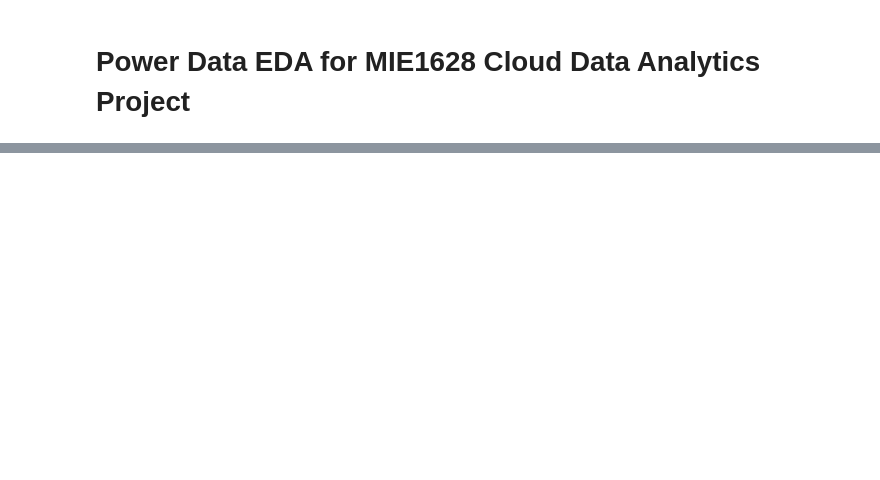
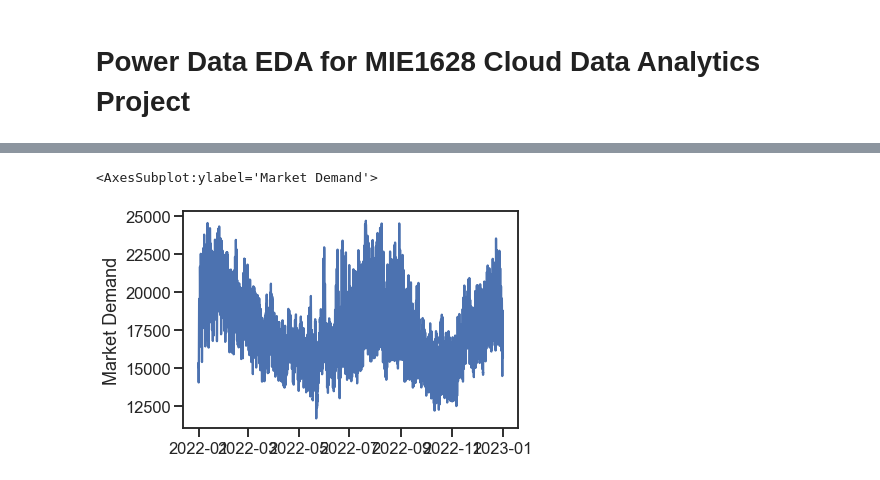
Before and after one commit to KeaganHRankin/cloud_ml_proj, a Jupyter notebook: data/power_eda.ipynb, the cells around one changed output, grey strips where cells are left out. Cells and saved outputs as stored; diff of their text form; code cells hidden in the pictures; blank space fills up the shorter version.

Commit message:
EDA on demand

```diff
--- a/data/power_eda.ipynb
+++ b/data/power_eda.ipynb
@@ -61,0 +32,5 @@ nov_13_19.plot(ax=ax)
+# %%
+
+dem = pd.read_csv('demand_data_hourly/PUB_Demand_2022.csv', header=3, index_col=0)
+dem.index = pd.DatetimeIndex(dem.index) + pd.to_timedelta(dem['Hour'], unit='h')
+dem
@@ -61,0 +51,5 @@ nov_13_19.plot(ax=ax)
+# %%
+sns.lineplot(data=dem, y='Market Demand', x=dem.index)
+# %% [output]
+<AxesSubplot:ylabel='Market Demand'>
+[figure, added]
```
Also changed, not shown: parts of 10 cells of this notebook.
